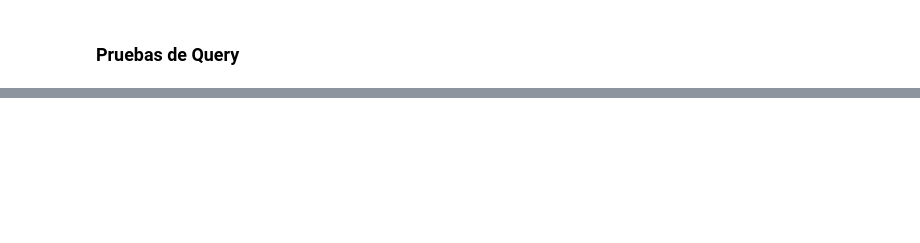
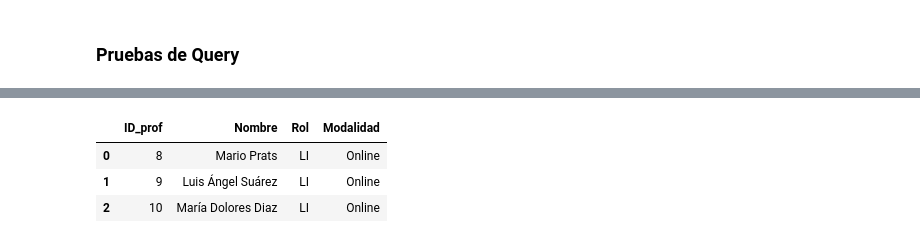
Before and after one commit to Meferal/Proyecto_SQL, a Jupyter notebook: Proyecto_SQL.ipynb, the cells around one changed output, grey strips where cells are left out. Saved outputs shown, nothing was run; the diff lists cells and outputs as text; code cells hidden in the pictures; blank space fills up the shorter version.

```diff
--- a/Proyecto_SQL.ipynb
+++ b/Proyecto_SQL.ipynb
@@ -630,0 +743,16 @@ sql_query(query)
+# %%
+# Profesores de Online
+query = '''
+select distinct Profesor.id_profesor as ID_prof, Profesor.nombre_profesor as Nombre, Profesor.rol as Rol, Modalidad.nombre_modalidad as Modalidad
+from Profesor
+join Clase on Profesor.id_clase = Clase.id_clase
+join Modalidad on Clase.id_modalidad = Modalidad.id_modalidad
+where Modalidad.nombre_modalidad = "Online"
+'''
+
+sql_query(query)
+# %% [output]
+|  | ID_prof | Nombre | Rol | Modalidad |
+| 0 | 8 | Mario Prats | LI | Online |
+| 1 | 9 | Luis Ángel Suárez | LI | Online |
+| 2 | 10 | María Dolores Diaz | LI | Online |
```
Also changed, not shown: parts of 15 cells of this notebook, 7 other files.
